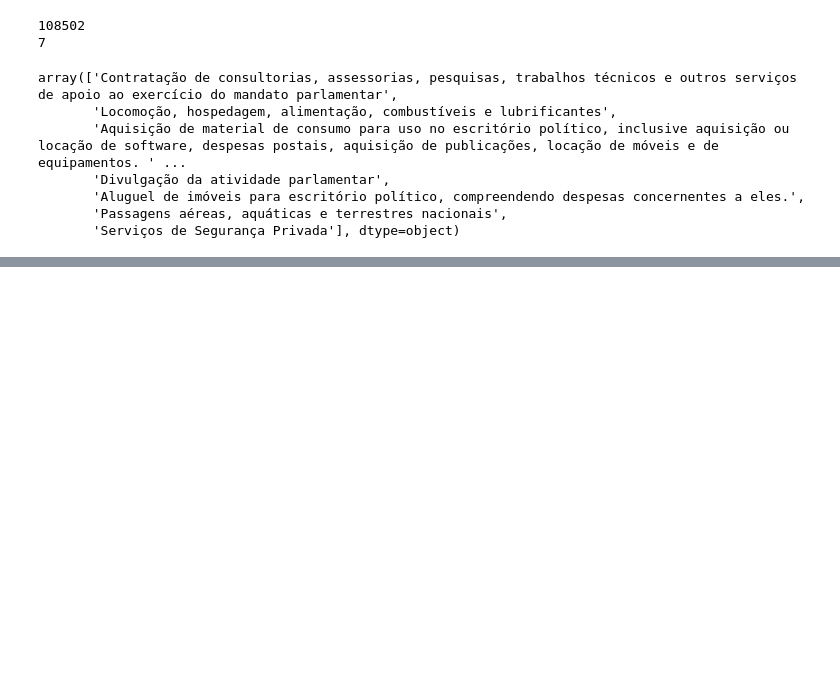
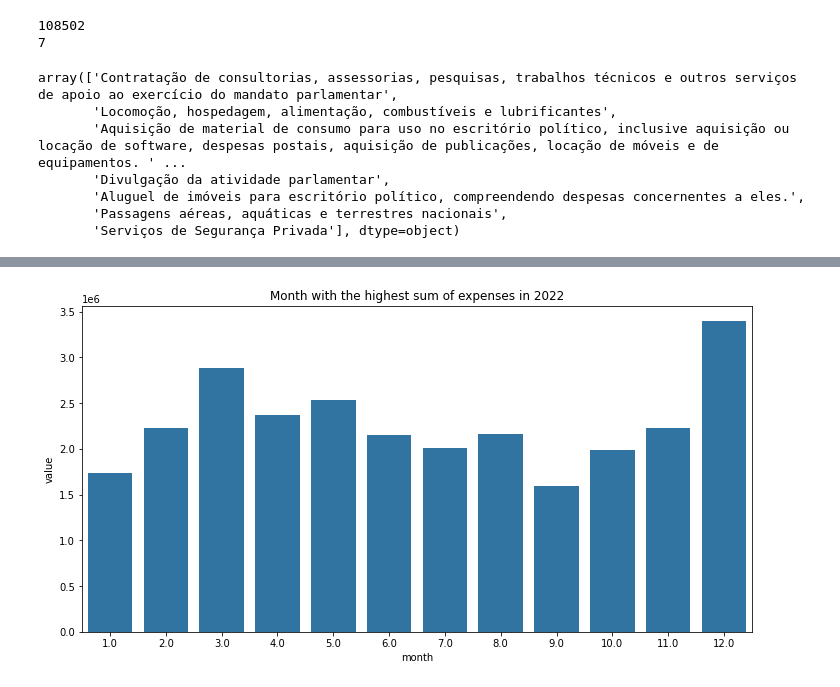
Before and after one commit to ThadeuFerreira/alura-data-analisys, a Jupyter notebook: transparencia.ipynb, the cells around one changed output, grey strips where cells are left out. Cells and saved outputs as stored; diff of their text form; code cells hidden in the pictures; blank space fills up the shorter version.

```diff
--- a/transparencia.ipynb
+++ b/transparencia.ipynb
@@ -147,0 +183,4 @@ df
+# %%
+#expenses_per_month for the year 2022
+expenses_per_month_2022 = expenses_per_month[expenses_per_month['ANO'] == 2022]
+expenses_per_month_2022
@@ -147,0 +201,8 @@ df
+# %%
+#plot 2022
+plt.figure(figsize=(12, 6))
+sns.barplot(x='month', y='value', data=expenses_per_month_2022)
+plt.title('Month with the highest sum of expenses in 2022')
+plt.show()
+# %% [output]
+[figure, added]
```
Also changed, not shown: parts of 10 cells of this notebook.
